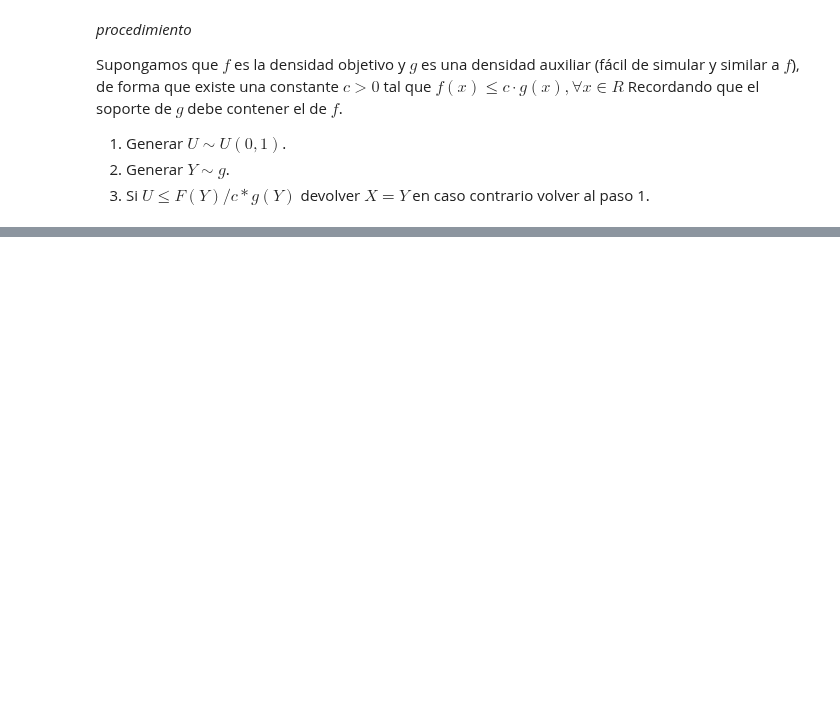
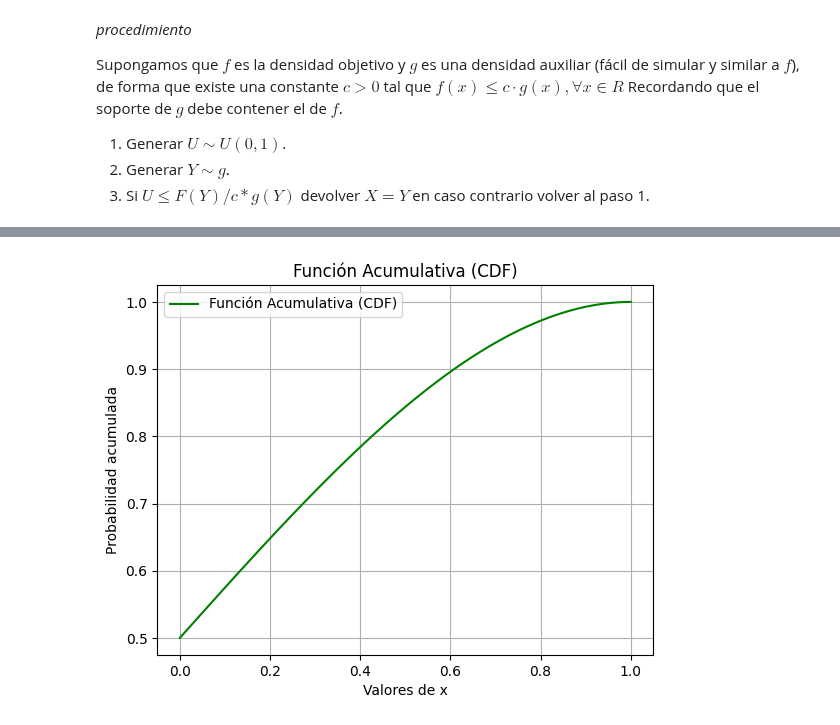
Before and after one commit to 0DianaHernandez/Simulaci-n-I, a Jupyter notebook: Aceptación_y_Rechazo.ipynb, the cells around one changed output, grey strips where cells are left out. Cells and saved outputs as stored; diff of their text form; code cells hidden in the pictures; blank space fills up the shorter version.

```diff
--- a/Aceptación_y_Rechazo.ipynb
+++ b/Aceptación_y_Rechazo.ipynb
@@ -47,6 +47,15 @@ def Acep_rechazo_Beta(a, b):
         # Aceptar/rechazar
         if U <= f(Y) / (c * g(Y)):
             return Y
+# %%
+# Definición de la función de densidad acumulativa
+def F(x):
+    if x < -1:
+        return 0
+    elif -1 <= x <= 1:
+        return (3/4) * (x - x**3/3 + 2/3)
+    else:
+        return 1
 # %%
 #Generamos n muestras aleatorias
 def muestras_aleatorias(n, a, b):
@@ -76,0 +86,14 @@ plt.show()
+# %%
+# Cálculo de los valores de la función acumulativa (CDF) para cada valor de x en x_vals
+F_vals = np.array([F(x_i) for x_i in x])
+
+# Graficando la función acumulativa (CDF)
+plt.plot(x, F_vals, label='Función Acumulativa (CDF)', color='green')
+plt.title('Función Acumulativa (CDF)')
+plt.xlabel('Valores de x')
+plt.ylabel('Probabilidad acumulada')
+plt.legend()
+plt.grid(True)
+plt.show()
+# %% [output]
+[figure, added]
```
Also changed, not shown: parts of 1 cell of this notebook.
